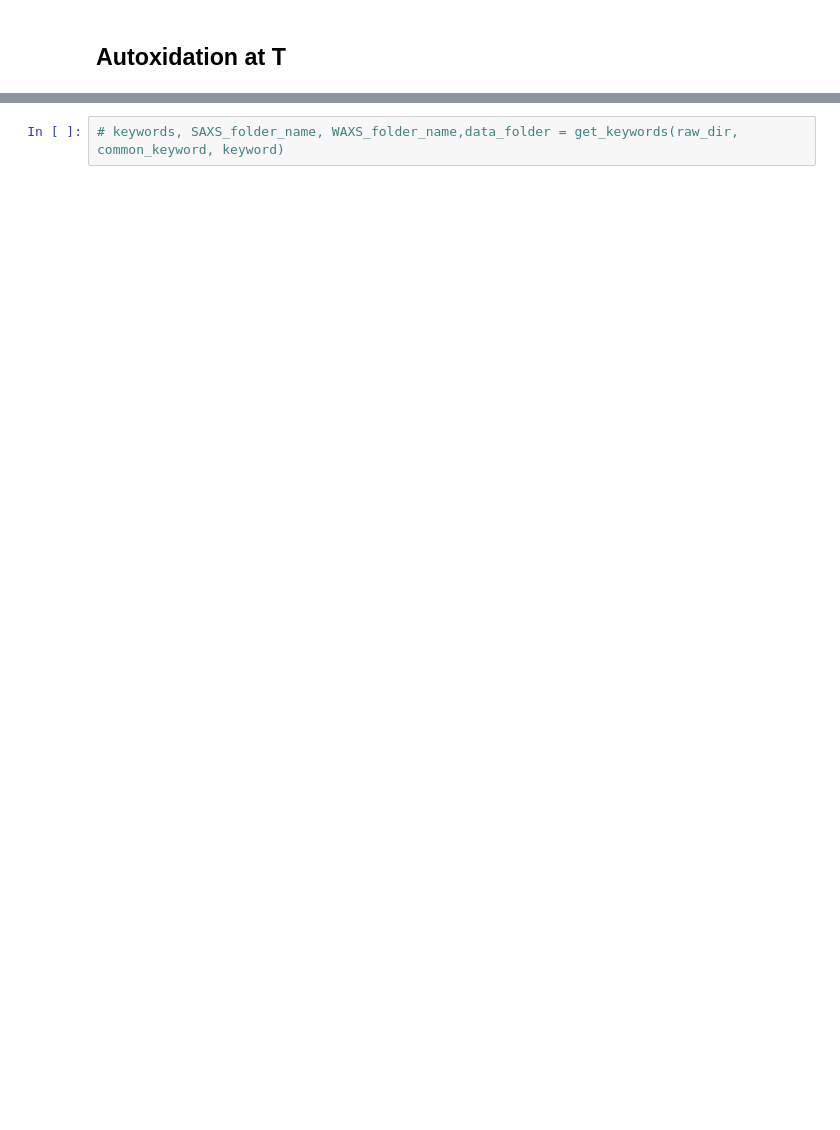
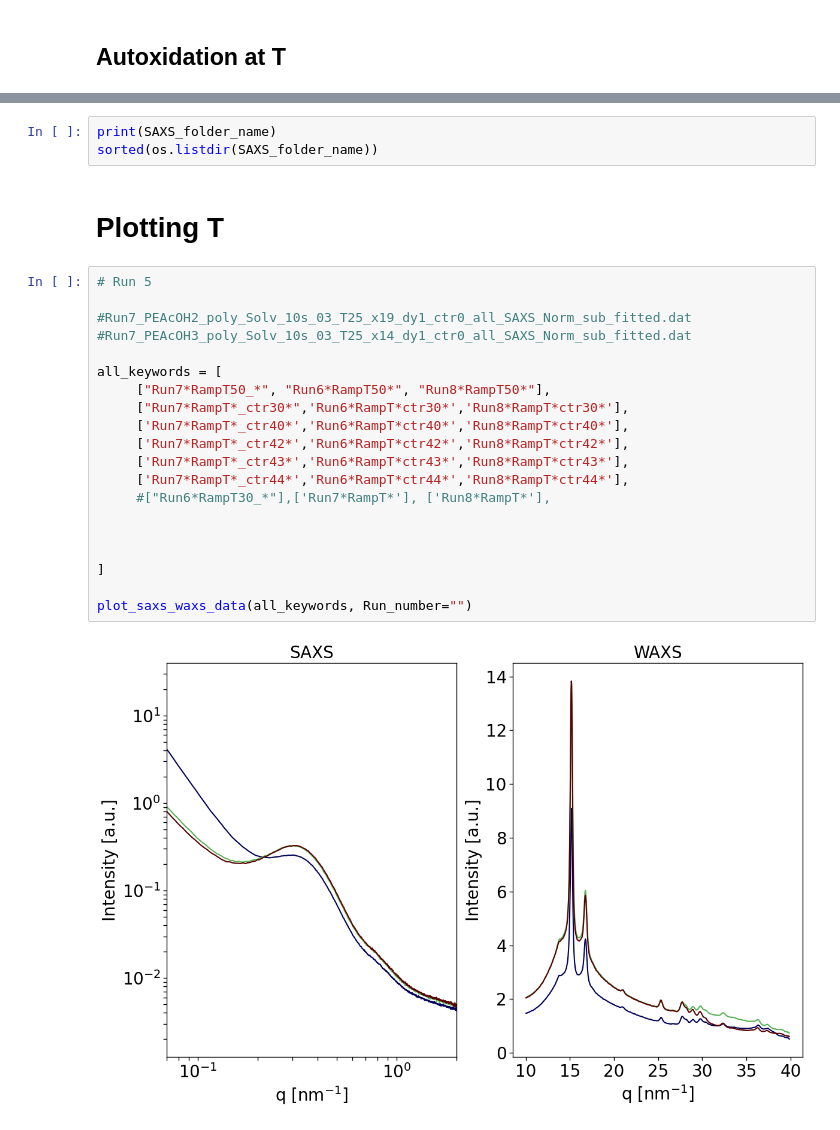
Before and after one commit to anjanikmaurya/SWAXS_data_correction_reduction_averaging, a Jupyter notebook: Step1_SWAXS_Reduction_Normlisation_combined_macv4.ipynb, the cells around one changed output, grey strips where cells are left out. Drawn from its saved outputs; the diff is of its cells as text; blank space fills up the shorter version.

```diff
--- a/Step1_SWAXS_Reduction_Normlisation_combined_macv4.ipynb
+++ b/Step1_SWAXS_Reduction_Normlisation_combined_macv4.ipynb
@@ -1226,2 +1224,27 @@ i0:21.29209, bstop: 5.80243, transmission factor: 0.27251575585111654, thickness
-# %%
-# keywords, SAXS_folder_name, WAXS_folder_name,data_folder = get_keywords(raw_dir, common_keyword, keyword)
+# %%
+print(SAXS_folder_name)
+sorted(os.listdir(SAXS_folder_name))
+# %% [markdown]
+# Plotting T
+# %%
+# Run 5
+
+#Run7_PEAcOH2_poly_Solv_10s_03_T25_x19_dy1_ctr0_all_SAXS_Norm_sub_fitted.dat
+#Run7_PEAcOH3_poly_Solv_10s_03_T25_x14_dy1_ctr0_all_SAXS_Norm_sub_fitted.dat
+
+all_keywords = [
+     ["Run7*RampT50_*", "Run6*RampT50*", "Run8*RampT50*"],
+     ["Run7*RampT*_ctr30*",'Run6*RampT*ctr30*','Run8*RampT*ctr30*'],
+     ['Run7*RampT*_ctr40*','Run6*RampT*ctr40*','Run8*RampT*ctr40*'],
+     ['Run7*RampT*_ctr42*','Run6*RampT*ctr42*','Run8*RampT*ctr42*'],
+     ['Run7*RampT*_ctr43*','Run6*RampT*ctr43*','Run8*RampT*ctr43*'],
+     ['Run7*RampT*_ctr44*','Run6*RampT*ctr44*','Run8*RampT*ctr44*'],
+     #["Run6*RampT30_*"],['Run7*RampT*'], ['Run8*RampT*'],
+
+
+
+]
+
+plot_saxs_waxs_data(all_keywords, Run_number="")
+# %% [output]
+[figure, added]
```
Also changed, not shown: parts of 19 cells of this notebook, 10 other files.
